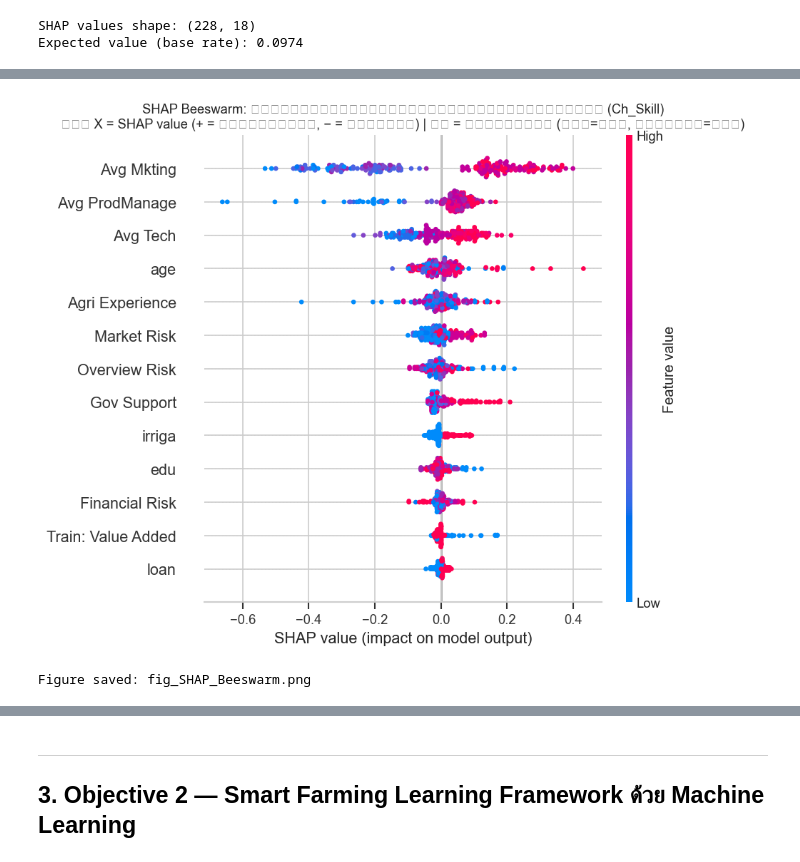
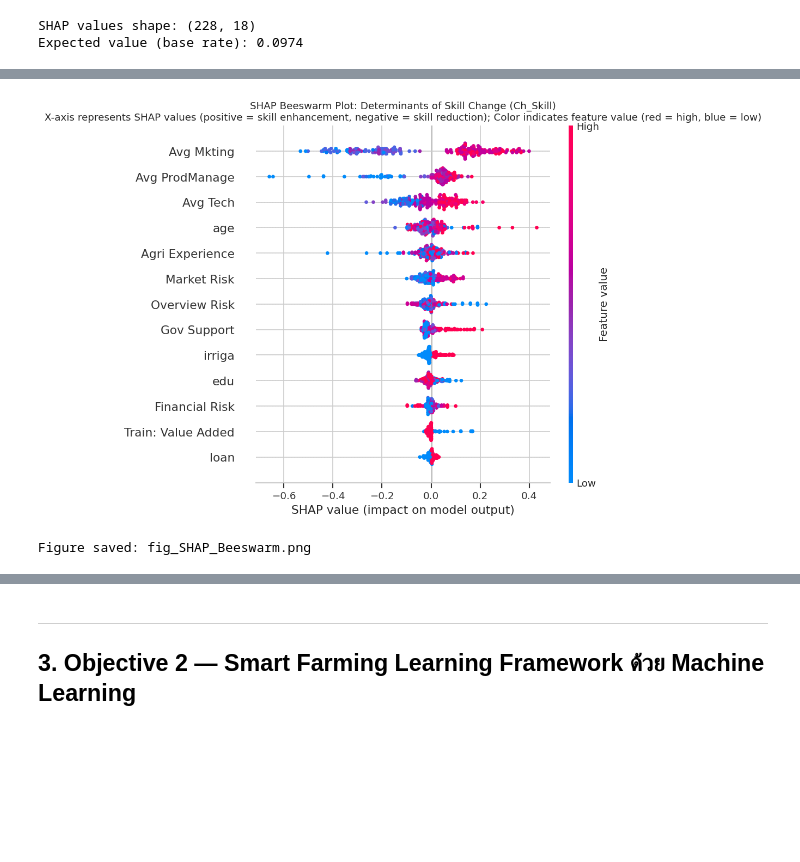
Before and after one commit to nagasu529/MLDataAnalytics, a Jupyter notebook: PRCI/DataAnalysis.ipynb, the cells around one changed output, grey strips where cells are left out. Cells and saved outputs as stored; diff of their text form; code cells hidden in the pictures; blank space fills up the shorter version.

```diff
--- a/PRCI/DataAnalysis.ipynb
+++ b/PRCI/DataAnalysis.ipynb
@@ -576,27 +577,30 @@ Expected value (base rate): 0.0974
 # %%
 # ─── SHAP Beeswarm Plot ────────────────────────────────────────────────────
 # อ่านว่า: แกน x = ขนาดและทิศทางที่ตัวแปรนั้นดัน/ดึง Ch_Skill ของแต่ละ farmer
 #          สี = ค่าตัวแปรนั้น (แดง = สูง, น้ำเงิน = ต่ำ)
 
 shap.initjs()
 
 plt.figure(figsize=(10, 7))
 shap.summary_plot(
     shap_values, X_shap,
     plot_type='dot',        # beeswarm
     max_display=13,
     show=False
 )
-plt.title('SHAP Beeswarm: ปัจจัยที่ส่งผลต่อการเปลี่ยนแปลงทักษะ (Ch_Skill)\n'
-          'แกน X = SHAP value (+ = เพิ่มทักษะ, − = ลดทักษะ) | สี = ค่าตัวแปร (แดง=สูง, น้ำเงิน=ต่ำ)',
-          fontsize=11)
+plt.title(
+    "SHAP Beeswarm Plot: Determinants of Skill Change (Ch_Skill)\n"
+    "X-axis represents SHAP values (positive = skill enhancement, negative = skill reduction); "
+    "Color indicates feature value (red = high, blue = low)",
+    fontsize=11
+)
 plt.tight_layout()
 plt.savefig('fig_SHAP_Beeswarm.png', bbox_inches='tight')
 plt.show()
 print('Figure saved: fig_SHAP_Beeswarm.png')
 # %% [output]
 [interactive output not drawn]
-[figure, old version]
+[figure, new version]
 Figure saved: fig_SHAP_Beeswarm.png
 # %%
 # ─── SHAP Mean |SHAP| Bar — Global Feature Importance ─────────────────────
```
Also changed, not shown: parts of 18 cells of this notebook, 33 other files.
